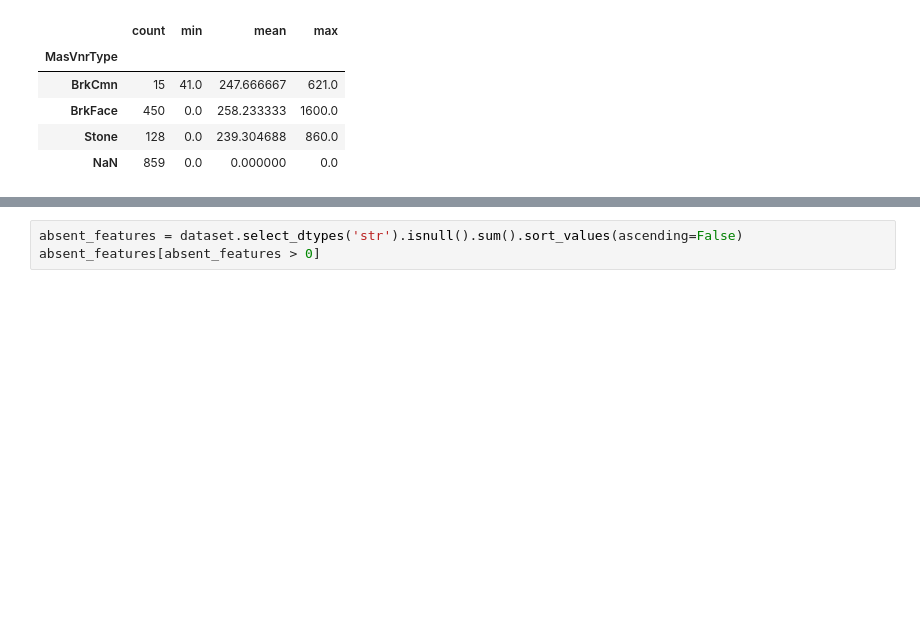
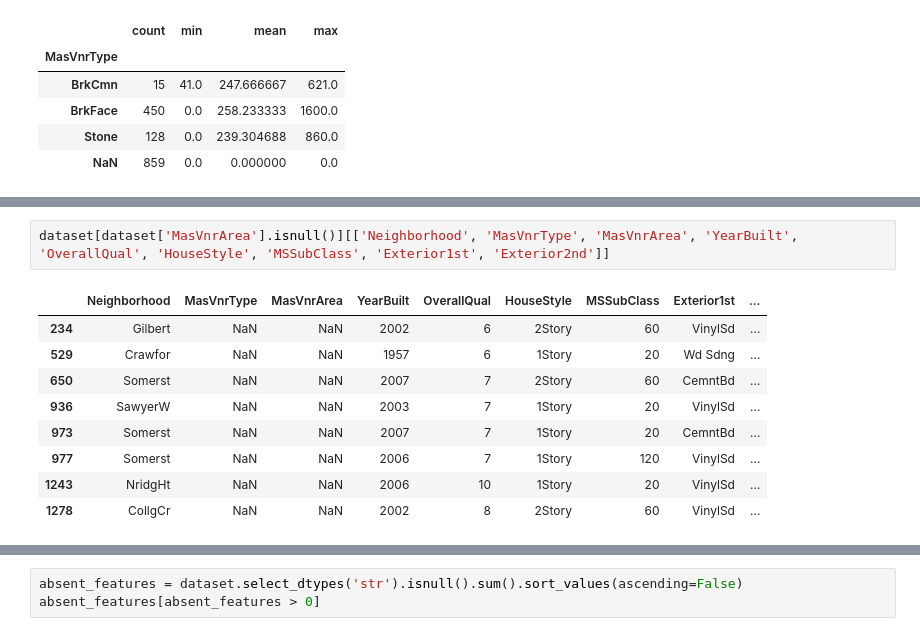
Before and after one commit to kogimurio/house_sales_prediction, a Jupyter notebook: saales_price_predictions.ipynb, the cells around one changed output, grey strips where cells are left out. Drawn from its saved outputs; the diff is of its cells as text; blank space fills up the shorter version.

```diff
--- a/saales_price_predictions.ipynb
+++ b/saales_price_predictions.ipynb
@@ -550,0 +650,12 @@ dataset.groupby('MasVnrType', dropna=False)['MasVnrArea'].agg(
+# %%
+dataset[dataset['MasVnrArea'].isnull()][['Neighborhood', 'MasVnrType', 'MasVnrArea', 'YearBuilt', 'OverallQual', 'HouseStyle', 'MSSubClass', 'Exterior1st', 'Exterior2nd']]
+# %% [output]
+|  | Neighborhood | MasVnrType | MasVnrArea | YearBuilt | OverallQual | HouseStyle | MSSubClass | Exterior1st | ... |
+| 234 | Gilbert | NaN | NaN | 2002 | 6 | 2Story | 60 | VinylSd | ... |
+| 529 | Crawfor | NaN | NaN | 1957 | 6 | 1Story | 20 | Wd Sdng | ... |
+| 650 | Somerst | NaN | NaN | 2007 | 7 | 2Story | 60 | CemntBd | ... |
+| 936 | SawyerW | NaN | NaN | 2003 | 7 | 1Story | 20 | VinylSd | ... |
+| 973 | Somerst | NaN | NaN | 2007 | 7 | 1Story | 20 | CemntBd | ... |
+| 977 | Somerst | NaN | NaN | 2006 | 7 | 1Story | 120 | VinylSd | ... |
+| 1243 | NridgHt | NaN | NaN | 2006 | 10 | 1Story | 20 | VinylSd | ... |
+| 1278 | CollgCr | NaN | NaN | 2002 | 8 | 2Story | 60 | VinylSd | ... |
```
Also changed, not shown: parts of 15 cells of this notebook.
